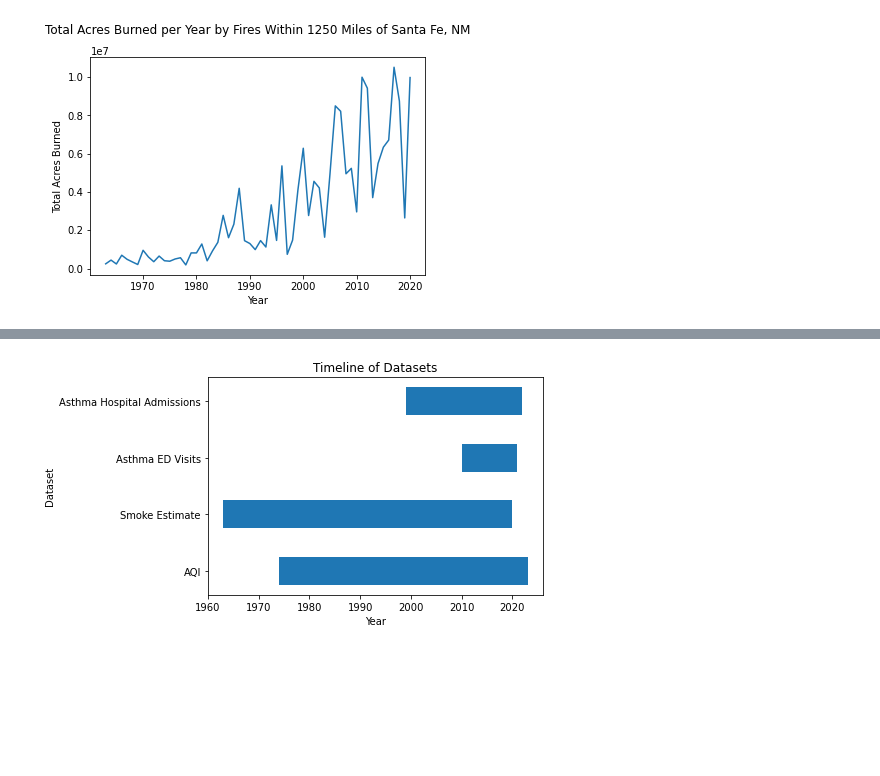
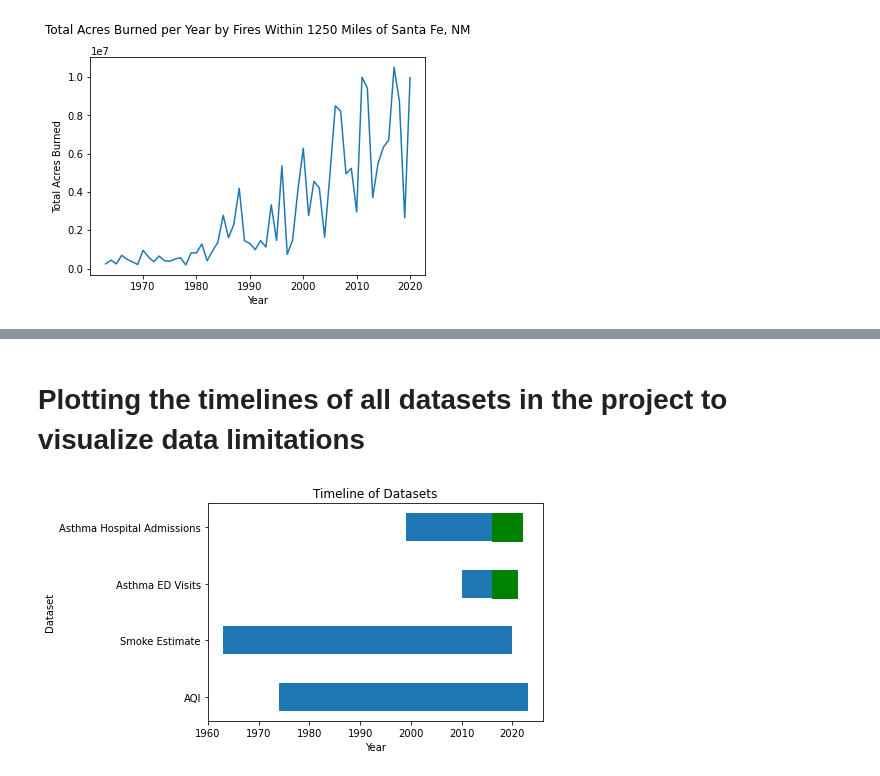
Before and after one commit to jamesjoko/data-512-project, a Jupyter notebook: part_3_presentation_visuals.ipynb, the cells around one changed output, grey strips where cells are left out. Drawn from its saved outputs; the diff is of its cells as text; code cells hidden in the pictures; blank space fills up the shorter version.

```diff
--- a/part_3_presentation_visuals.ipynb
+++ b/part_3_presentation_visuals.ipynb
@@ -163,21 +239,25 @@ plt.show()
+# %% [markdown]
+# Plotting the timelines of all datasets in the project to visualize data limitations
 # %%
 # create blank figure
 fig, ax = plt.subplots()
 
 # Plot timeline bars for each dataset to demonstrate insufficient years of data
 ax.broken_barh([(aqi["year"].iloc[0], aqi["year"].iloc[-1] - aqi["year"].iloc[0])], (0, 0.5))
-smoke_estimate_years = list(smoke_estimate_by_year.keys())
+smoke_estimate_years = list(df["year"])
 ax.broken_barh([(smoke_estimate_years[0], smoke_estimate_years[-1] - smoke_estimate_years[0])], (1, 0.5))
-ax.broken_barh([(emergency_department_visits["year"].iloc[0], emergency_department_visits["year"].iloc[-1] - emergency_department_visits["year"].iloc[0])], (2, 0.5))
-ax.broken_barh([(hospital_admissions["year"].iloc[0], hospital_admissions["year"].iloc[-1] - hospital_admissions["year"].iloc[0])], (3, 0.5))
+ax.broken_barh([(emergency_department_visits["year"].iloc[0], 2016 - emergency_department_visits["year"].iloc[0])], (2, 0.5))
+ax.broken_barh([(2016, emergency_department_visits["year"].iloc[-1] - 2016)], (2, 0.5), color="green")
+ax.broken_barh([(hospital_admissions["year"].iloc[0], 2016 - hospital_admissions["year"].iloc[0])], (3, 0.5))
+ax.broken_barh([(2016, hospital_admissions["year"].iloc[-1] - 2016)], (3, 0.5), color="green")
 
 # Set labels and title
 ax.set_xlabel('Year')
 ax.set_ylabel('Dataset')
 ax.set_title('Timeline of Datasets')
 ax.set_yticks([0.25, 1.25, 2.25, 3.25])
 ax.set_yticklabels(["AQI", "Smoke Estimate", "Asthma ED Visits", "Asthma Hospital Admissions"])
 plt.yticks()
 plt.show()
 # %% [output]
-[figure, old version]
+[figure, new version]
```
Also changed, not shown: parts of 10 cells of this notebook, 2 other files.
